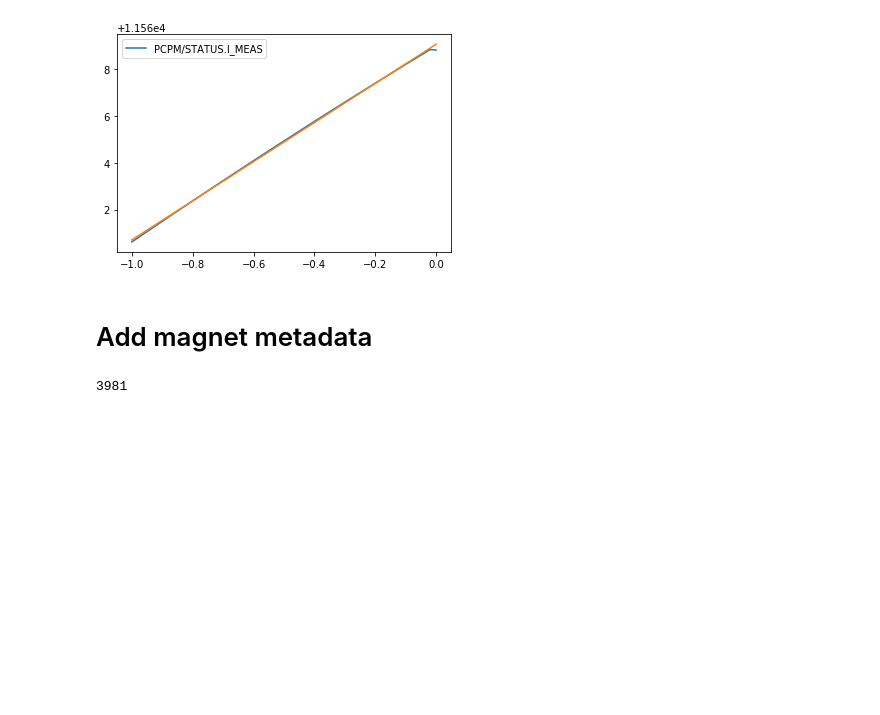
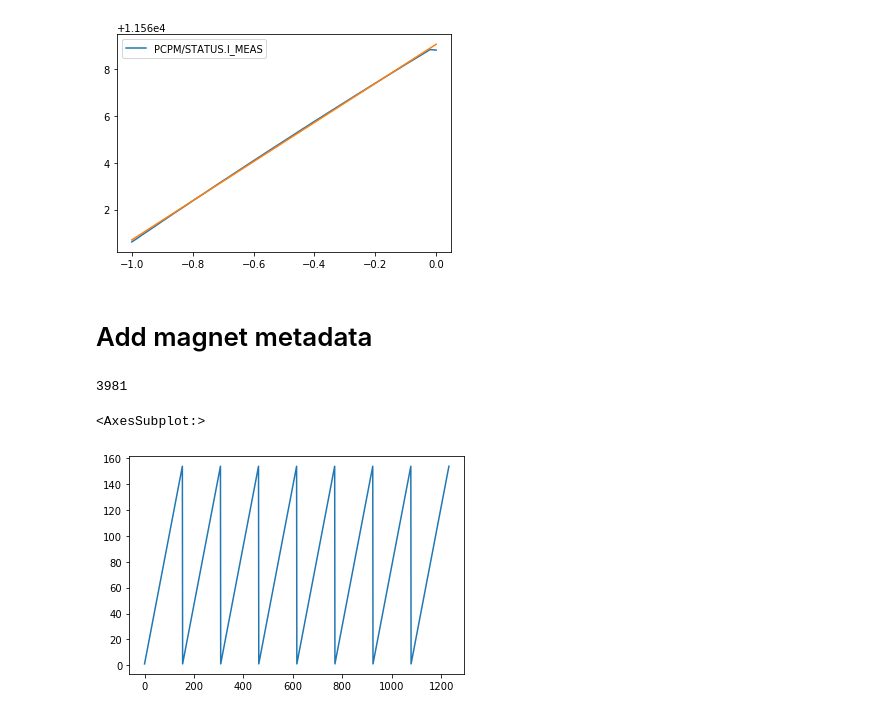
Before and after one commit to cobermai/lhc_anomaly_detection, a Jupyter notebook: notebooks/RB_FPA_mp3_excel_processing.ipynb, the cells around one changed output. Cells and saved outputs as stored; diff of their text form; code cells hidden in the pictures; blank space fills up the shorter version.

```diff
--- a/notebooks/RB_FPA_mp3_excel_processing.ipynb
+++ b/notebooks/RB_FPA_mp3_excel_processing.ipynb
@@ -256,6 +256,11 @@ rb_magnet_metadata = pd.read_csv(metadata_path)
 # %%
 for circuit in rb_magnet_metadata.Circuit.unique():
     rb_magnet_metadata.loc[rb_magnet_metadata.Circuit==circuit,'phys_position'] = np.arange(1, 155)
+# %%
+rb_magnet_metadata['phys_position'].plot()
+# %% [output]
+<AxesSubplot:>
+[figure, added]
 # %%
 mp3_fpa_df_new = mp3_fpa_df.merge(rb_magnet_metadata, left_on=['Circuit Name', 'Magnet'], right_on=['Circuit', 'Magnet'], how="left", suffixes=('', '_1'))
 # %%
```
Also changed, not shown: 9 other files.
